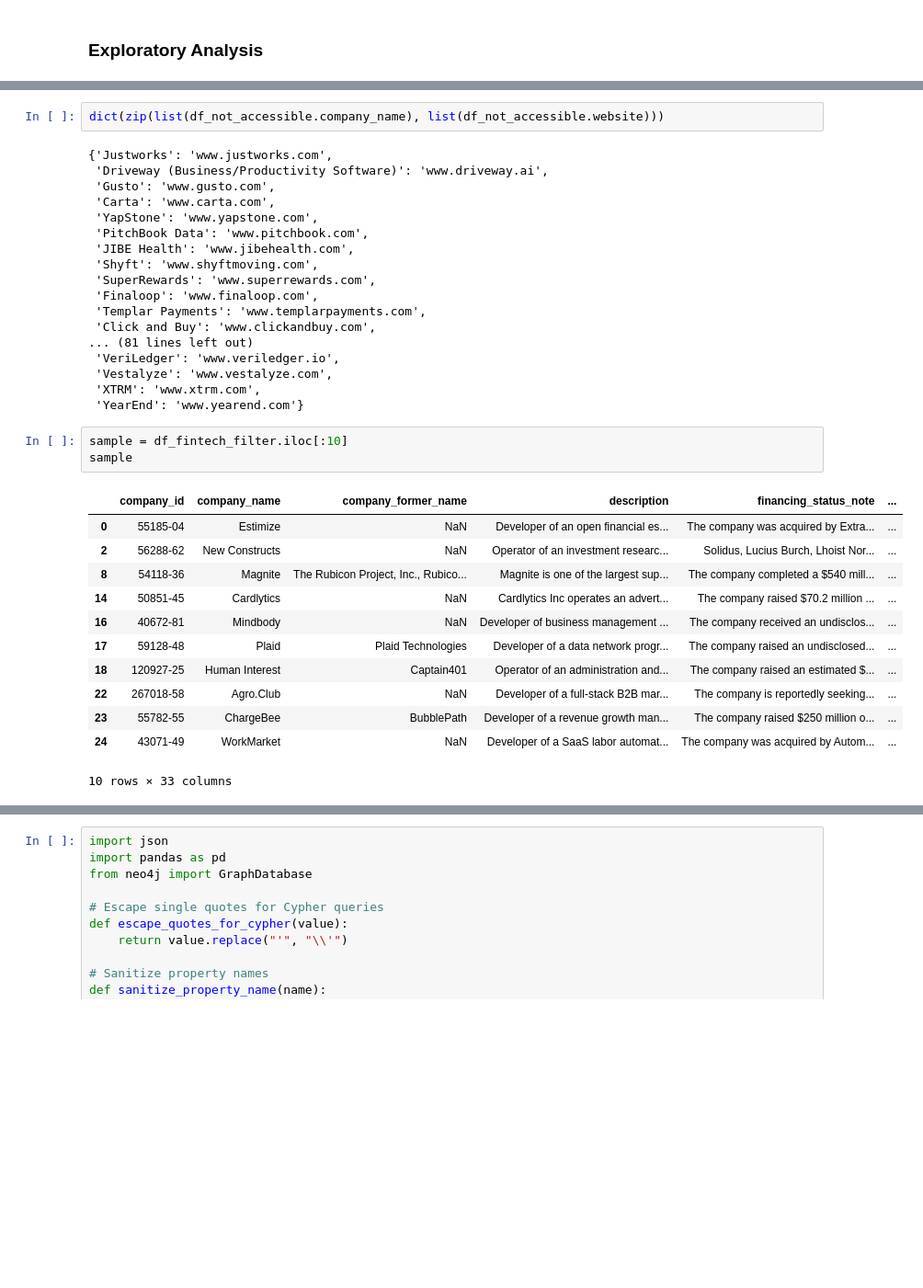
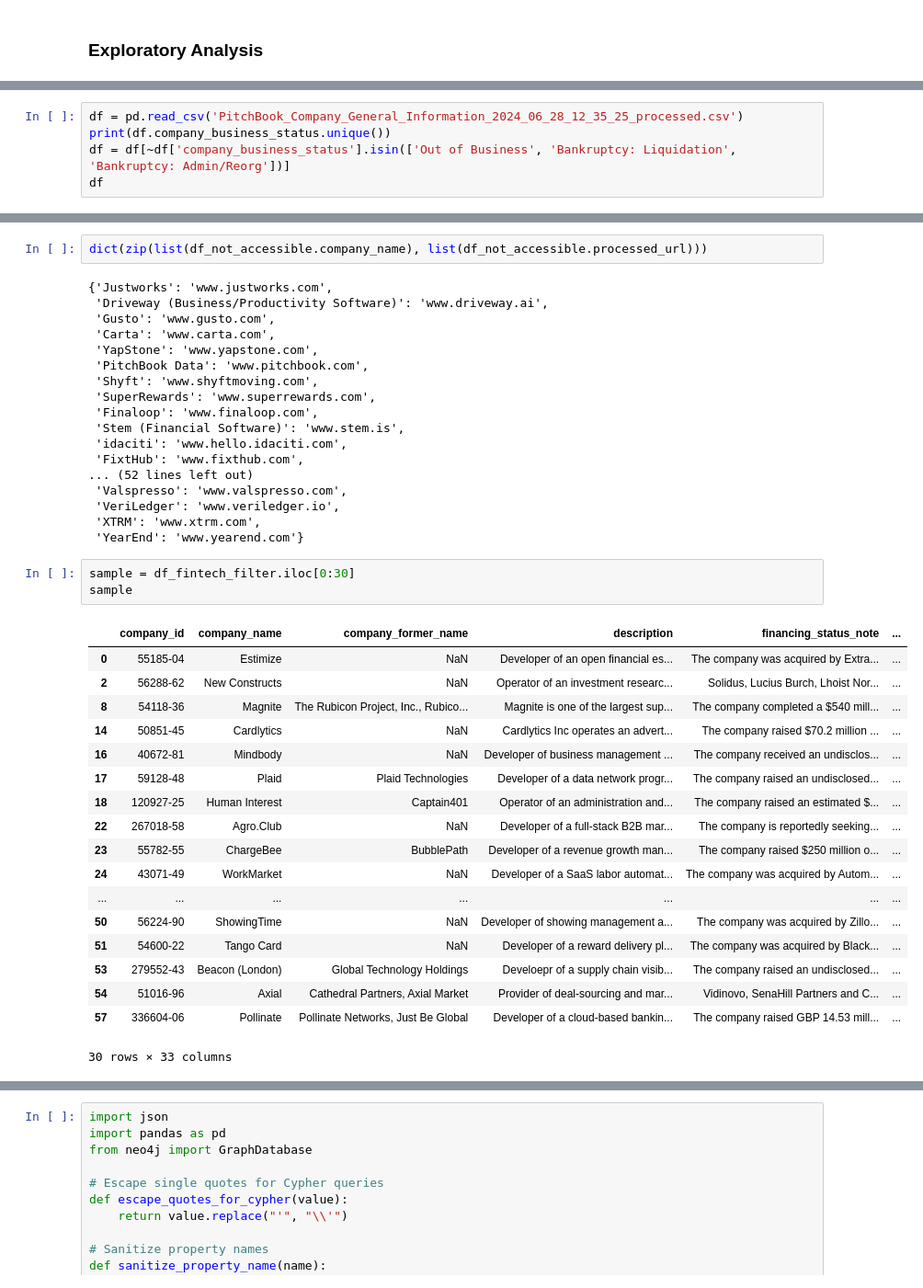
Before and after one commit to MC-Kangan/LLM-Enhanced-Knowledge-Graph-for-Startup-Analysis, a Jupyter notebook: pitchbook.ipynb, the cells around one changed output, grey strips where cells are left out. Shown: that part at 92% size. Saved outputs shown, nothing was run; the diff lists cells and outputs as text; blank space fills up the shorter version.

```diff
--- a/pitchbook.ipynb
+++ b/pitchbook.ipynb
@@ -64,0 +54,5 @@ df.head()
+# %%
+df = pd.read_csv('PitchBook_Company_General_Information_2024_06_28_12_35_25_processed.csv')
+print(df.company_business_status.unique())
+df = df[~df['company_business_status'].isin(['Out of Business', 'Bankruptcy: Liquidation', 'Bankruptcy: Admin/Reorg'])]
+df
@@ -120,7 +132,7 @@ dict(zip(list(df_fintech_filter.company_name), list(df_fintech_filter.website)))
  'YouAttest': 'www.youattest.com',
  'Zanbato': 'www.zanbato.com'}
 # %%
-dict(zip(list(df_not_accessible.company_name), list(df_not_accessible.website)))
+dict(zip(list(df_not_accessible.company_name), list(df_not_accessible.processed_url)))
 # %% [output]
 {'Justworks': 'www.justworks.com',
  'Driveway (Business/Productivity Software)': 'www.driveway.ai',
@@ -128,31 +140,37 @@ dict(zip(list(df_not_accessible.company_name), list(df_not_accessible.website)))
  'Carta': 'www.carta.com',
  'YapStone': 'www.yapstone.com',
  'PitchBook Data': 'www.pitchbook.com',
- 'JIBE Health': 'www.jibehealth.com',
  'Shyft': 'www.shyftmoving.com',
  'SuperRewards': 'www.superrewards.com',
  'Finaloop': 'www.finaloop.com',
- 'Templar Payments': 'www.templarpayments.com',
- 'Click and Buy': 'www.clickandbuy.com',
-... (81 lines left out)
+ 'Stem (Financial Software)': 'www.stem.is',
+ 'idaciti': 'www.hello.idaciti.com',
+ 'FixtHub': 'www.fixthub.com',
+... (52 lines left out)
+ 'Valspresso': 'www.valspresso.com',
  'VeriLedger': 'www.veriledger.io',
- 'Vestalyze': 'www.vestalyze.com',
  'XTRM': 'www.xtrm.com',
  'YearEnd': 'www.yearend.com'}
 # %%
-sample = df_fintech_filter.iloc[:10]
+sample = df_fintech_filter.iloc[0:30]
 sample
 # %% [output]
 |  | company_id | company_name | company_former_name | description | financing_status_note | ... |
 | 0 | 55185-04 | Estimize | NaN | Developer of an open financial es... | The company was acquired by Extra... | ... |
 | 2 | 56288-62 | New Constructs | NaN | Operator of an investment researc... | Solidus, Lucius Burch, Lhoist Nor... | ... |
 | 8 | 54118-36 | Magnite | The Rubicon Project, Inc., Rubico... | Magnite is one of the largest sup... | The company completed a $540 mill... | ... |
 | 14 | 50851-45 | Cardlytics | NaN | Cardlytics Inc operates an advert... | The company raised $70.2 million ... | ... |
 | 16 | 40672-81 | Mindbody | NaN | Developer of business management ... | The company received an undisclos... | ... |
 | 17 | 59128-48 | Plaid | Plaid Technologies | Developer of a data network progr... | The company raised an undisclosed... | ... |
 | 18 | 120927-25 | Human Interest | Captain401 | Operator of an administration and... | The company raised an estimated $... | ... |
 | 22 | 267018-58 | Agro.Club | NaN | Developer of a full-stack B2B mar... | The company is reportedly seeking... | ... |
 | 23 | 55782-55 | ChargeBee | BubblePath | Developer of a revenue growth man... | The company raised $250 million o... | ... |
 | 24 | 43071-49 | WorkMarket | NaN | Developer of a SaaS labor automat... | The company was acquired by Autom... | ... |
+| ... | ... | ... | ... | ... | ... | ... |
+| 50 | 56224-90 | ShowingTime | NaN | Developer of showing management a... | The company was acquired by Zillo... | ... |
+| 51 | 54600-22 | Tango Card | NaN | Developer of a reward delivery pl... | The company was acquired by Black... | ... |
+| 53 | 279552-43 | Beacon (London) | Global Technology Holdings | Develoepr of a supply chain visib... | The company raised an undisclosed... | ... |
+| 54 | 51016-96 | Axial | Cathedral Partners, Axial Market | Provider of deal-sourcing and mar... | Vidinovo, SenaHill Partners and C... | ... |
+| 57 | 336604-06 | Pollinate | Pollinate Networks, Just Be Global | Developer of a cloud-based bankin... | The company raised GBP 14.53 mill... | ... |
-10 rows × 33 columns
+30 rows × 33 columns
 # %%
```
Also changed, not shown: parts of 9 cells of this notebook, 2 other files.
